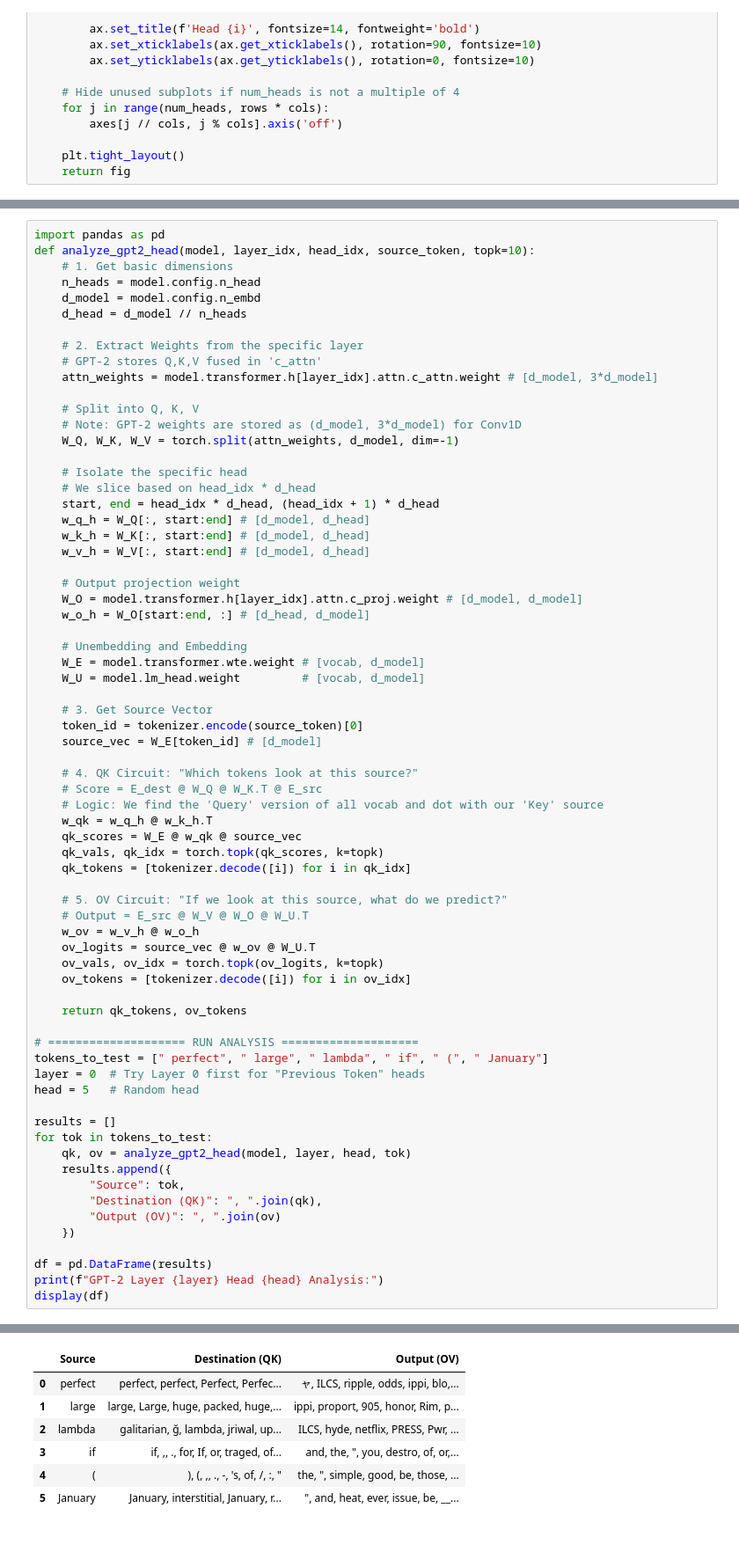
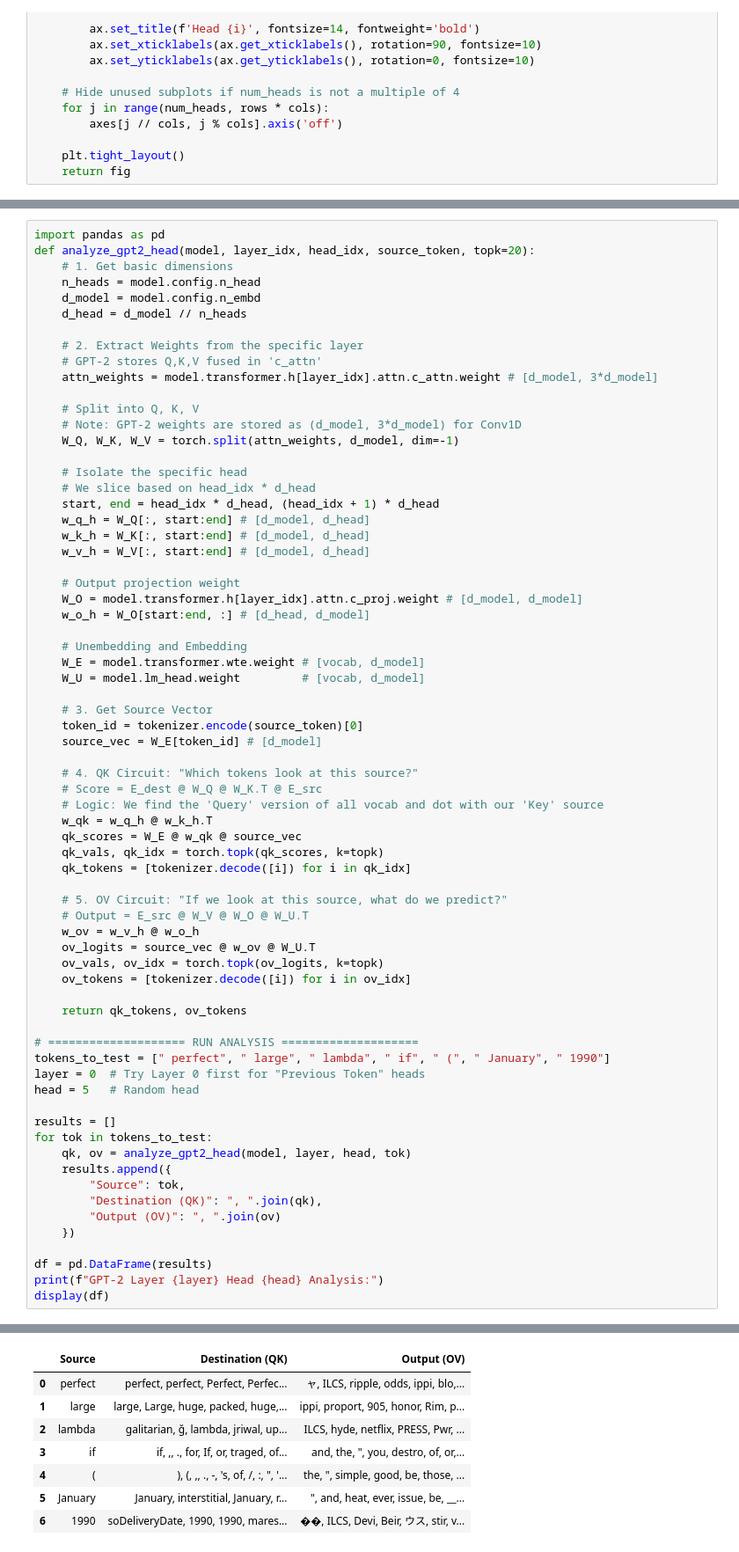
Before and after one commit to Yuralo/Mechanistic-Interpretability, a Jupyter notebook: exp-4/exp-4.ipynb, the cells around one changed output, grey strips where cells are left out. Shown at 88% size. Cells and saved outputs as stored; diff of their text form.

```diff
--- a/exp-4/exp-4.ipynb
+++ b/exp-4/exp-4.ipynb
@@ -415,6 +416,6 @@ plot_anthropic_histogram_with_labels(data)
 # %%
 import pandas as pd
-def analyze_gpt2_head(model, layer_idx, head_idx, source_token, topk=10):
+def analyze_gpt2_head(model, layer_idx, head_idx, source_token, topk=20):
     # 1. Get basic dimensions
     n_heads = model.config.n_head
     d_model = model.config.n_embd
@@ -460,33 +461,34 @@ def analyze_gpt2_head(model, layer_idx, head_idx, source_token, topk=10):
     w_ov = w_v_h @ w_o_h
     ov_logits = source_vec @ w_ov @ W_U.T
     ov_vals, ov_idx = torch.topk(ov_logits, k=topk)
     ov_tokens = [tokenizer.decode([i]) for i in ov_idx]
 
     return qk_tokens, ov_tokens
 
 # ==================== RUN ANALYSIS ====================
-tokens_to_test = [" perfect", " large", " lambda", " if", " (", " January"]
+tokens_to_test = [" perfect", " large", " lambda", " if", " (", " January", " 1990"]
 layer = 0  # Try Layer 0 first for "Previous Token" heads
 head = 5   # Random head
 
 results = []
 for tok in tokens_to_test:
     qk, ov = analyze_gpt2_head(model, layer, head, tok)
     results.append({
         "Source": tok,
         "Destination (QK)": ", ".join(qk),
         "Output (OV)": ", ".join(ov)
     })
 
 df = pd.DataFrame(results)
 print(f"GPT-2 Layer {layer} Head {head} Analysis:")
 display(df)
 # %% [output]
 GPT-2 Layer 0 Head 5 Analysis:
 |  | Source | Destination (QK) | Output (OV) |
 | 0 | perfect | perfect, perfect, Perfect, Perfec... | ャ, ILCS, ripple, odds, ippi, blo,... |
 | 1 | large | large, Large, huge, packed, huge,... | ippi, proport, 905, honor, Rim, p... |
 | 2 | lambda | galitarian, ğ, lambda, jriwal, up... | ILCS, hyde, netflix, PRESS, Pwr, ... |
 | 3 | if | if, ,, ., for, If, or, traged, of... | and, the, ", you, destro, of, or,... |
-| 4 | ( | ), (, ,, ., -, 's, of, /, :, " | the, ", simple, good, be, those, ... |
+| 4 | ( | ), (, ,, ., -, 's, of, /, :, ", '... | the, ", simple, good, be, those, ... |
 | 5 | January | January, interstitial, January, r... | ", and, heat, ever, issue, be, __... |
+| 6 | 1990 | soDeliveryDate, 1990, 1990, mares... | ��, ILCS, Devi, Beir, ウス, stir, v... |
```
Also changed, not shown: parts of 3 cells of this notebook, 2 other files.
